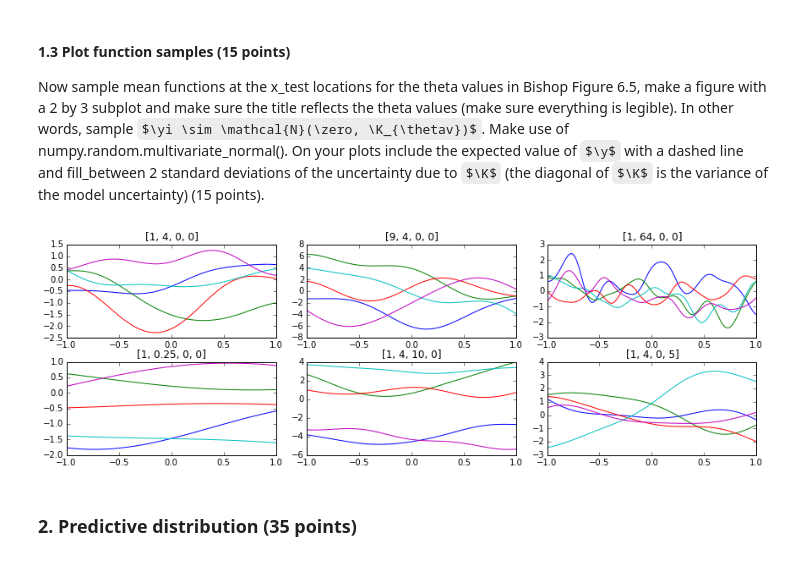
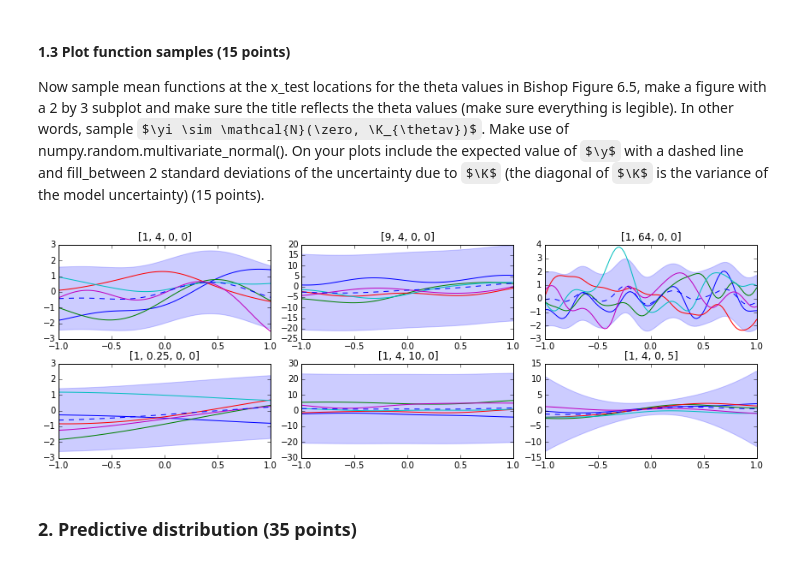
Before and after one commit to erikvanegmond/ml1-2015-lab3, a Jupyter notebook: Lab3.ipynb, the cells around one changed output. Drawn from its saved outputs; the diff is of its cells as text; code cells hidden in the pictures; some formulas as TeX source.

```diff
--- a/Lab3.ipynb
+++ b/Lab3.ipynb
@@ -66,9 +68,9 @@ Populating the interactive namespace from numpy and matplotlib
 # %%
 sigma = 0.5
 beta  = 1.0 / pow(sigma,2) # this is the beta used in Bishop Eqn. 6.59
-N_test = 100
-x_test = np.linspace(-1,1,N_test);
-mu_test = np.zeros( N_test )
+N_train = 100
+x_train = np.linspace(-1,1,N_train);
+mu_train = np.zeros( N_train )
 # %%
 def true_mean_function( x ):
     return np.sin( 2*pi*(x+1) )
@@ -112,16 +114,22 @@ Now sample mean functions at the x_test locations for the theta values in Bishop
 # %%
 thetas_list = [[1, 4, 0, 0], [9, 4, 0, 0], [1, 64, 0, 0], [1, 0.25, 0,0],[1,4,10,0],[1,4,0,5]]
 plt.subplots(nrows=2, ncols=3,figsize=(12,4))
 pp.tight_layout()
 for i, thetas in enumerate(thetas_list):
+    y_sum = np.zeros(N_train)
     ax = pp.subplot(2,3, i+1)
     ax.set_title(str(thetas))
     for j in range(5):
-        K = computeK(x_test, x_test, thetas)
+        K = computeK(x_train, x_train, thetas)
         y = np.random.multivariate_normal(np.zeros(K.shape[0]), K)
-        pp.plot( x_test, y, lw=1)
+        y_sum += y
+        pp.plot( x_train, y, lw=1)
+    y_ave = y_sum/5
+    pp.plot(x_train, y_ave, 'b--')
+    std = K.diagonal()
+    pp.fill_between( x_train, y_ave+2*std, y_ave-2*std, color='b', alpha=0.2 )
 # %% [output]
-[figure, old version]
+[figure, new version]
 # %% [markdown]
 ### 2. Predictive distribution (35 points)
 # %% [markdown]
```
Also changed, not shown: parts of 18 cells of this notebook.
